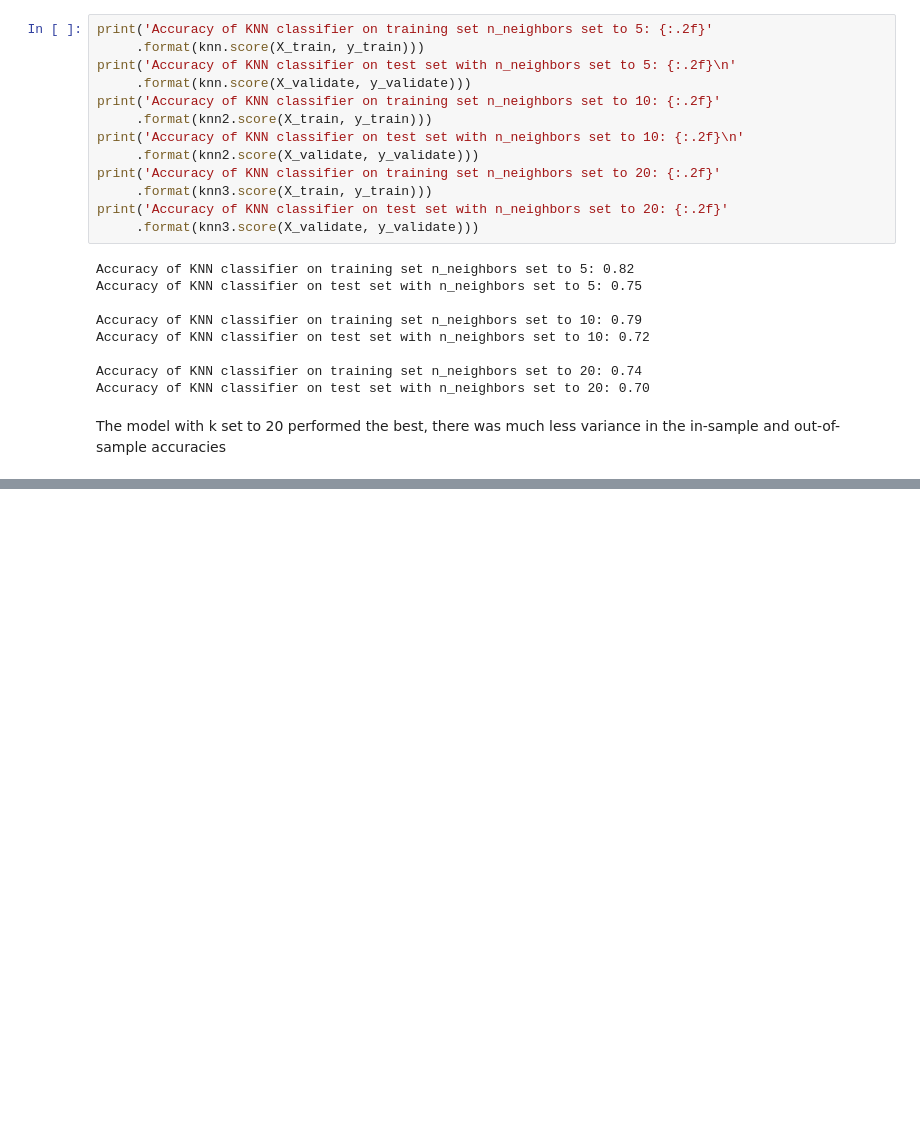
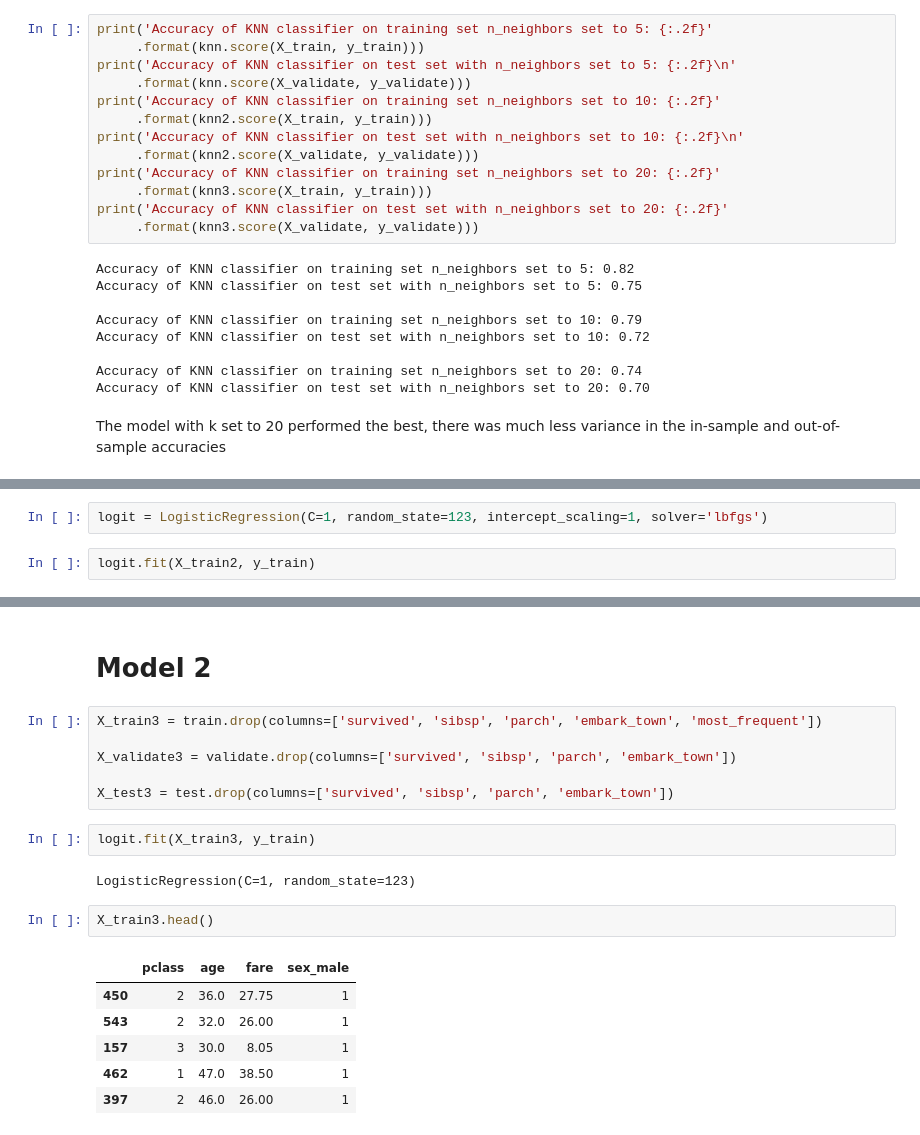
Before and after one commit to mdalton87/classification-exercises, a Jupyter notebook: model.ipynb, the cells around one changed output, grey strips where cells are left out. Cells and saved outputs as stored; diff of their text form; blank space fills up the shorter version.

Commit message:
completed model.ipynb, added folder for project files

```diff
--- a/model.ipynb
+++ b/model.ipynb
@@ -765,0 +869,4 @@ The model with k set to 20 performed the best, there was much less variance in t
+# %%
+logit = LogisticRegression(C=1, random_state=123, intercept_scaling=1, solver='lbfgs')
+# %%
+logit.fit(X_train2, y_train)
@@ -765,0 +915,21 @@ The model with k set to 20 performed the best, there was much less variance in t
+# %% [markdown]
+# Model 2
+# %%
+X_train3 = train.drop(columns=['survived', 'sibsp', 'parch', 'embark_town', 'most_frequent'])
+
+X_validate3 = validate.drop(columns=['survived', 'sibsp', 'parch', 'embark_town'])
+
+X_test3 = test.drop(columns=['survived', 'sibsp', 'parch', 'embark_town'])
+# %%
+logit.fit(X_train3, y_train)
+# %% [output]
+LogisticRegression(C=1, random_state=123)
+# %%
+X_train3.head()
+# %% [output]
+|  | pclass | age | fare | sex_male |
+| 450 | 2 | 36.0 | 27.75 | 1 |
+| 543 | 2 | 32.0 | 26.00 | 1 |
+| 157 | 3 | 30.0 | 8.05 | 1 |
+| 462 | 1 | 47.0 | 38.50 | 1 |
+| 397 | 2 | 46.0 | 26.00 | 1 |
```
Also changed, not shown: parts of 55 cells of this notebook, 6 other files.
